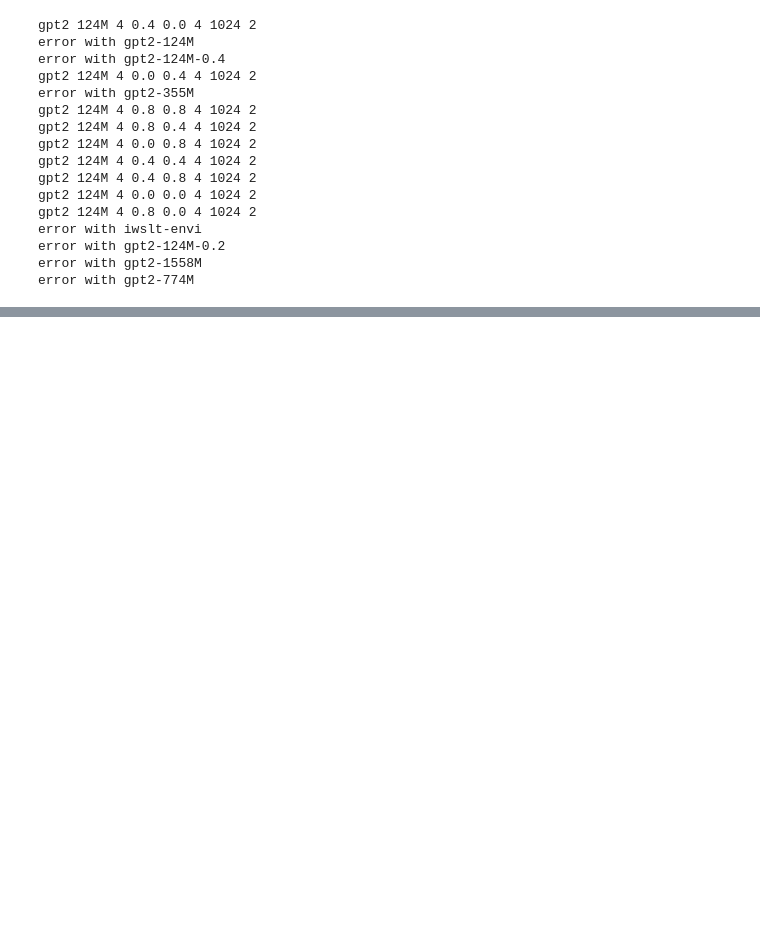
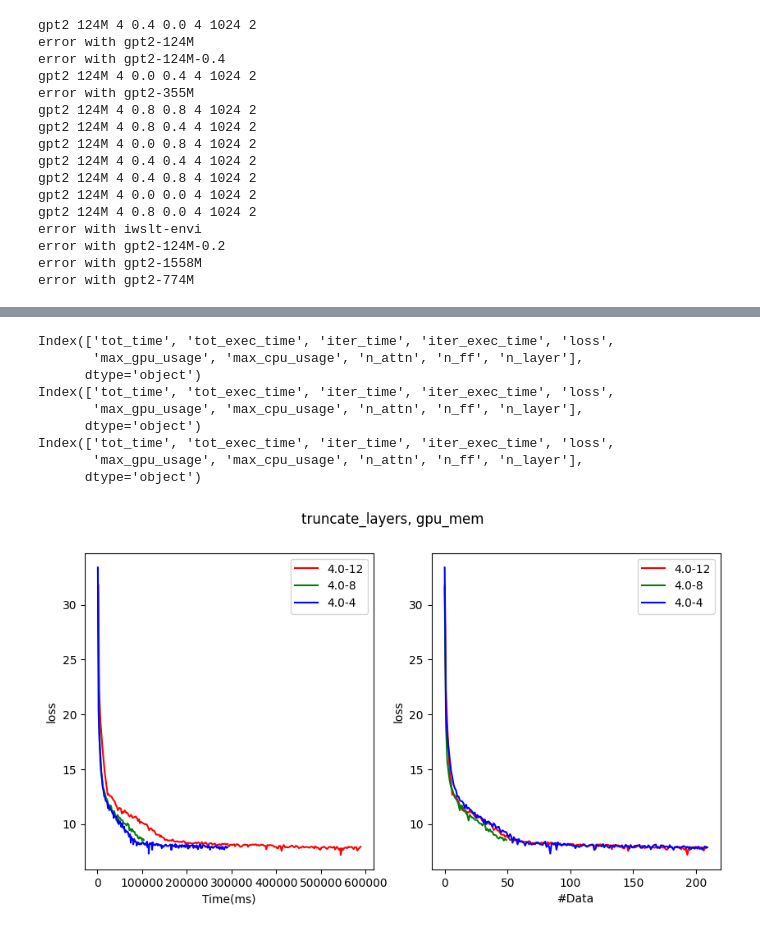
Before and after one commit to gulang2019/dynet-dao, a Jupyter notebook: process.ipynb, the cells around one changed output, grey strips where cells are left out. Drawn from its saved outputs; the diff is of its cells as text; code cells hidden in the pictures; blank space fills up the shorter version.

```diff
--- a/process.ipynb
+++ b/process.ipynb
@@ -178,0 +140,17 @@ NameError: name 'normalized_df' is not defined
+# %%
+def read_csvs(dirname):
+    # per_layer_time_dfs = []
+    keys = []
+    dfs = []
+    for i, dir in enumerate(os.listdir(dirname)):
+        model_dir = os.path.join(dirname, dir)
+        if not os.path.isdir(model_dir): continue
+        model_name, lora_r, attn, ff, uf, bs, gpu_mem, linear_decay, truncate_layers = dir.split('-')
+        df1 = pd.read_csv(os.path.join(model_dir, 'profile.engine.time.csv')).set_index('metric')['value']
+        df2 = pd.read_csv(os.path.join(model_dir, 'profile.allocator.profiling.csv')).set_index('metric')['value']
+        df = pd.concat([df1, df2])
+        dfs.append(df)
+        keys.append(f'{gpu_mem}-{truncate_layers}')
+        print(model_name, lora_r, attn, ff, uf, bs, gpu_mem, linear_decay, truncate_layers)
+    df = pd.concat(dfs, axis=1, keys=keys)
+    return df
@@ -178,0 +256,13 @@ NameError: name 'normalized_df' is not defined
+# %%
+plot_loss('models/truncate_4G', 'loss', ['truncate_layers', 'gpu_mem'])
+# %% [output]
+Index(['tot_time', 'tot_exec_time', 'iter_time', 'iter_exec_time', 'loss',
+       'max_gpu_usage', 'max_cpu_usage', 'n_attn', 'n_ff', 'n_layer'],
+      dtype='object')
+Index(['tot_time', 'tot_exec_time', 'iter_time', 'iter_exec_time', 'loss',
+       'max_gpu_usage', 'max_cpu_usage', 'n_attn', 'n_ff', 'n_layer'],
+      dtype='object')
+Index(['tot_time', 'tot_exec_time', 'iter_time', 'iter_exec_time', 'loss',
+       'max_gpu_usage', 'max_cpu_usage', 'n_attn', 'n_ff', 'n_layer'],
+      dtype='object')
+[figure, added]
```
Also changed, not shown: parts of 27 cells of this notebook, 10 other files.
